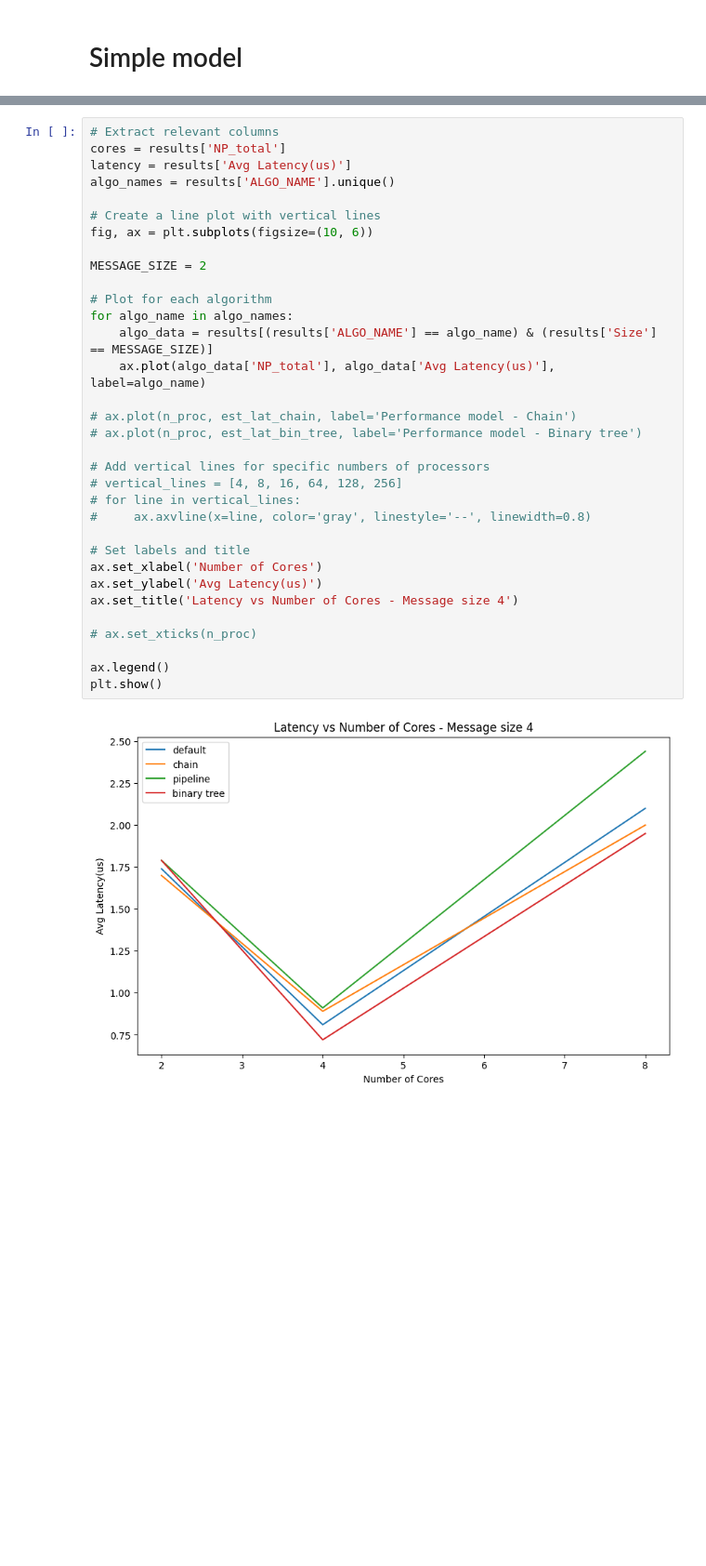
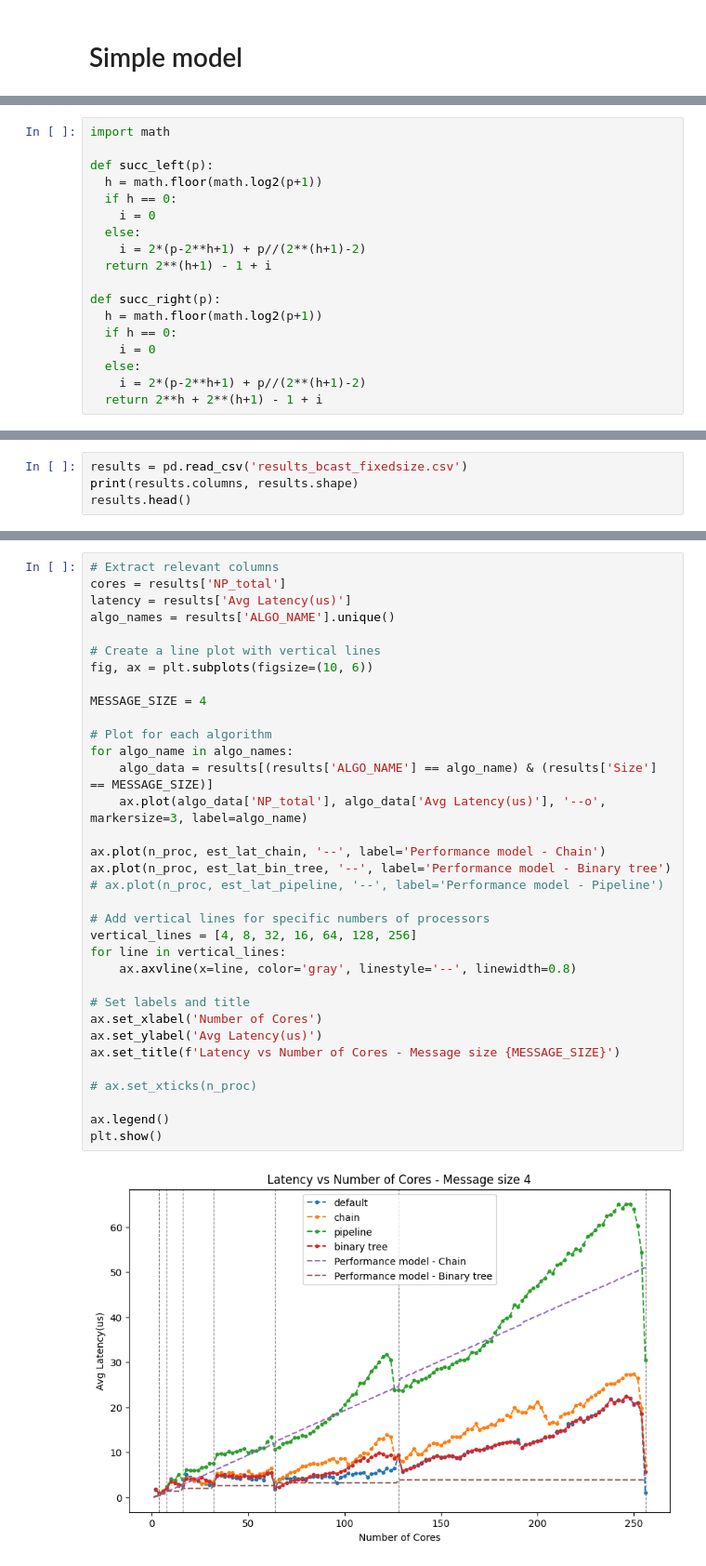
Before and after one commit to JunkyByte/final_hpc_and_cloud, a Jupyter notebook: HPC/exercise1/data_analysis.ipynb, the cells around one changed output, grey strips where cells are left out. Shown at 93% size. Drawn from its saved outputs; the diff is of its cells as text; blank space fills up the shorter version.

```diff
--- a/HPC/exercise1/data_analysis.ipynb
+++ b/HPC/exercise1/data_analysis.ipynb
@@ -90,0 +67,18 @@ est_lat_bin_tree *= 10**6
+# %%
+import math
+
+def succ_left(p):
+  h = math.floor(math.log2(p+1))
+  if h == 0:
+    i = 0
+  else:
+    i = 2*(p-2**h+1) + p//(2**(h+1)-2)
+  return 2**(h+1) - 1 + i
+
+def succ_right(p):
+  h = math.floor(math.log2(p+1))
+  if h == 0:
+    i = 0
+  else:
+    i = 2*(p-2**h+1) + p//(2**(h+1)-2)
+  return 2**h + 2**(h+1) - 1 + i
@@ -90,0 +199,4 @@ est_lat_bin_tree *= 10**6
+# %%
+results = pd.read_csv('results_bcast_fixedsize.csv')
+print(results.columns, results.shape)
+results.head()
@@ -91,35 +213,36 @@ est_lat_bin_tree *= 10**6
 # %%
 # Extract relevant columns
 cores = results['NP_total']
 latency = results['Avg Latency(us)']
 algo_names = results['ALGO_NAME'].unique()
 
 # Create a line plot with vertical lines
 fig, ax = plt.subplots(figsize=(10, 6))
 
-MESSAGE_SIZE = 2
+MESSAGE_SIZE = 4
 
 # Plot for each algorithm
 for algo_name in algo_names:
     algo_data = results[(results['ALGO_NAME'] == algo_name) & (results['Size'] == MESSAGE_SIZE)]
-    ax.plot(algo_data['NP_total'], algo_data['Avg Latency(us)'], label=algo_name)
+    ax.plot(algo_data['NP_total'], algo_data['Avg Latency(us)'], '--o', markersize=3, label=algo_name)
 
-# ax.plot(n_proc, est_lat_chain, label='Performance model - Chain')
-# ax.plot(n_proc, est_lat_bin_tree, label='Performance model - Binary tree')
+ax.plot(n_proc, est_lat_chain, '--', label='Performance model - Chain')
+ax.plot(n_proc, est_lat_bin_tree, '--', label='Performance model - Binary tree')
+# ax.plot(n_proc, est_lat_pipeline, '--', label='Performance model - Pipeline')
 
 # Add vertical lines for specific numbers of processors
-# vertical_lines = [4, 8, 16, 64, 128, 256]
-# for line in vertical_lines:
-#     ax.axvline(x=line, color='gray', linestyle='--', linewidth=0.8)
+vertical_lines = [4, 8, 32, 16, 64, 128, 256]
+for line in vertical_lines:
+    ax.axvline(x=line, color='gray', linestyle='--', linewidth=0.8)
 
 # Set labels and title
 ax.set_xlabel('Number of Cores')
 ax.set_ylabel('Avg Latency(us)')
-ax.set_title('Latency vs Number of Cores - Message size 4')
+ax.set_title(f'Latency vs Number of Cores - Message size {MESSAGE_SIZE}')
 
 # ax.set_xticks(n_proc)
 
 ax.legend()
 plt.show()
 # %% [output]
-[figure, old version]
+[figure, new version]
```
Also changed, not shown: parts of 7 cells of this notebook, 30 other files.
